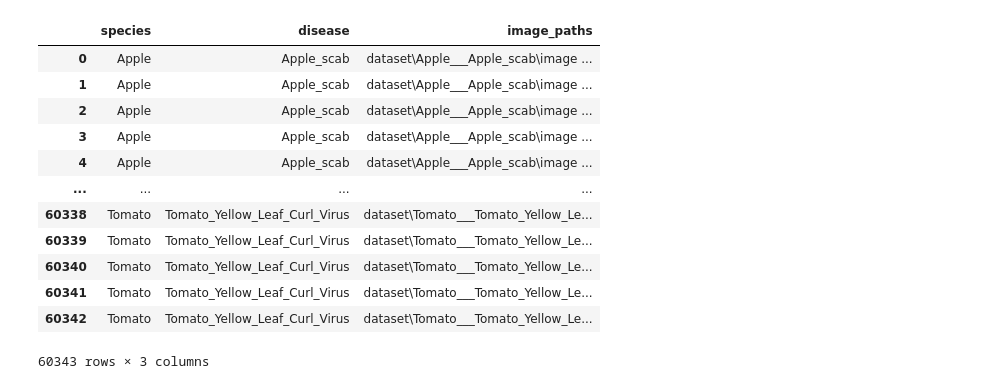
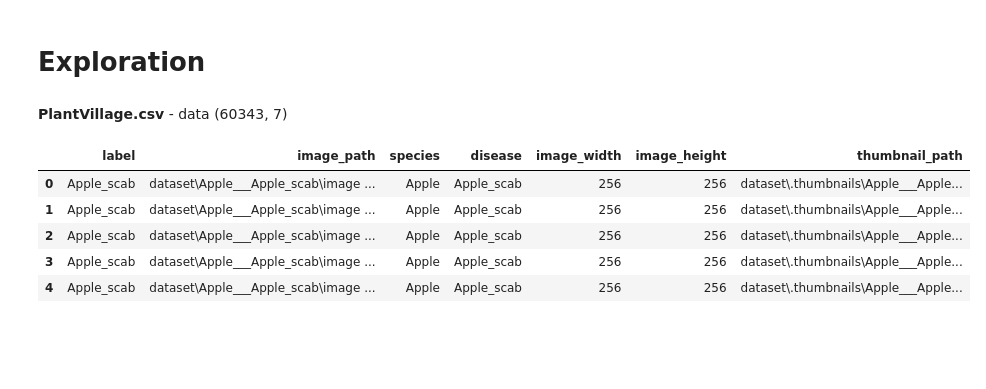
Before and after one commit to jfgagnon00/PlantVillage, a Jupyter notebook: BagOfVisualWords.ipynb, the cells around one changed output. Drawn from its saved outputs; the diff is of its cells as text; code cells hidden in the pictures; blank space fills up the shorter version.

Commit message:
Update dataset preprocess. Update exploration graphs.

```diff
--- a/BagOfVisualWords.ipynb
+++ b/BagOfVisualWords.ipynb
@@ -61,27 +94,26 @@ from jupyter_helpers import display_html
-# %%
-#
-# installation dataset PlantVillage
-#
-dataset_config = dataset_load_config("PlantVillage_Config.json")
-if dataset_config is None:
-    display_html(f"<b>Invalid dataset config</b>")
-
-dataset = dataset_load(dataset_config)
-if dataset is None:
-    display_html(f"<b>Invalid dataset</b>")
-
-display(dataset)
-# %% [output]
-|  | species | disease | image_paths |
-| 0 | Apple | Apple_scab | dataset\Apple___Apple_scab\image ... |
-| 1 | Apple | Apple_scab | dataset\Apple___Apple_scab\image ... |
-| 2 | Apple | Apple_scab | dataset\Apple___Apple_scab\image ... |
-| 3 | Apple | Apple_scab | dataset\Apple___Apple_scab\image ... |
-| 4 | Apple | Apple_scab | dataset\Apple___Apple_scab\image ... |
-| ... | ... | ... | ... |
-| 60338 | Tomato | Tomato_Yellow_Leaf_Curl_Virus | dataset\Tomato___Tomato_Yellow_Le... |
-| 60339 | Tomato | Tomato_Yellow_Leaf_Curl_Virus | dataset\Tomato___Tomato_Yellow_Le... |
-| 60340 | Tomato | Tomato_Yellow_Leaf_Curl_Virus | dataset\Tomato___Tomato_Yellow_Le... |
-| 60341 | Tomato | Tomato_Yellow_Leaf_Curl_Virus | dataset\Tomato___Tomato_Yellow_Le... |
-| 60342 | Tomato | Tomato_Yellow_Leaf_Curl_Virus | dataset\Tomato___Tomato_Yellow_Le... |
-60343 rows × 3 columns
+# %%
+#
+# retreive dataset PlantVillage
+# does necessary work to get final .csv
+# some preliminary cleanup is done
+#
+dataset_config = dataset_load_config("PlantVillage_Config.json")
+if dataset_config is None:
+    display_html(f"<b>Invalid dataset config</b>")
+
+plantvillage = dataset_load(dataset_config)
+if plantvillage is None:
+    display_html(f"<b>Invalid dataset</b>")
+# %% [markdown]
+# Exploration
+# %%
+display_html(f"<b>{dataset_config.preprocess_path}</b> - data {plantvillage.shape}")
+display(plantvillage.head(5))
+# %% [output]
+PlantVillage.csv - data (60343, 7)
+|  | label | image_path | species | disease | image_width | image_height | thumbnail_path |
+| 0 | Apple_scab | dataset\Apple___Apple_scab\image ... | Apple | Apple_scab | 256 | 256 | dataset\.thumbnails\Apple___Apple... |
+| 1 | Apple_scab | dataset\Apple___Apple_scab\image ... | Apple | Apple_scab | 256 | 256 | dataset\.thumbnails\Apple___Apple... |
+| 2 | Apple_scab | dataset\Apple___Apple_scab\image ... | Apple | Apple_scab | 256 | 256 | dataset\.thumbnails\Apple___Apple... |
+| 3 | Apple_scab | dataset\Apple___Apple_scab\image ... | Apple | Apple_scab | 256 | 256 | dataset\.thumbnails\Apple___Apple... |
+| 4 | Apple_scab | dataset\Apple___Apple_scab\image ... | Apple | Apple_scab | 256 | 256 | dataset\.thumbnails\Apple___Apple... |
```
Also changed, not shown: parts of 14 cells of this notebook, 3 other files.
